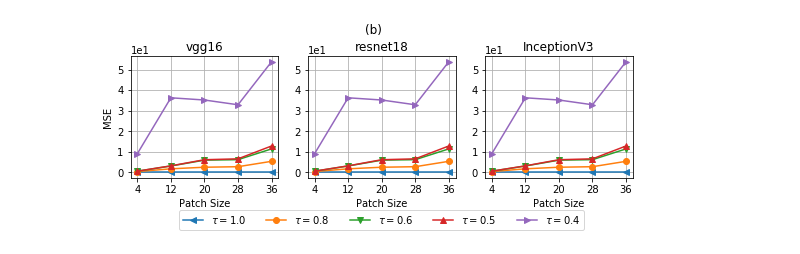
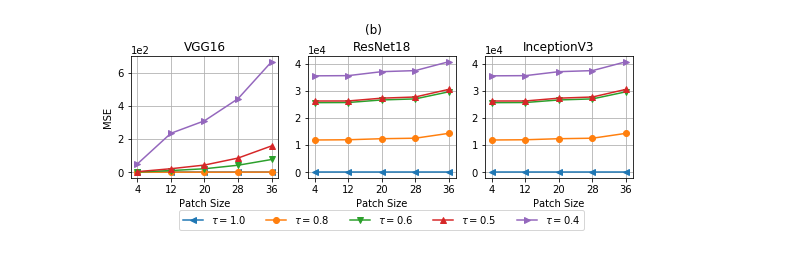
Before and after one commit to xil222/krypton, a Jupyter notebook: paper/current/plots/mse_thresholding.ipynb, the cells around one changed output. Saved outputs shown, nothing was run; the diff lists cells and outputs as text; code cells hidden in the pictures.

```diff
--- a/paper/current/plots/mse_thresholding.ipynb
+++ b/paper/current/plots/mse_thresholding.ipynb
@@ -27,10 +28,11 @@ from python.vgg16 import VGG16
 
 %matplotlib inline
 # %%
-n_labels = 2
+n_labels = 1000
 gpu = True
 image_size = 224
 c = 0.5
+
 file_paths = [
     '../../../data/oct/DRUSEN_NORMAL/validation/DRUSEN/DRUSEN-5333808-1.jpeg',
     '../../../data/oct/DRUSEN_NORMAL/validation/DRUSEN/DRUSEN-1020679-5.jpeg',
@@ -46,15 +48,17 @@ file_paths = [
 # %%
 loader = transforms.Compose([transforms.Resize([image_size, image_size]), transforms.ToTensor()])
 
-orig_image = torch.FloatTensor(len(file_paths), 3, image_size, image_size)
+def get_image(file_path):
+    orig_image = torch.FloatTensor(1, 3, image_size, image_size)
 
-for i,file_path in enumerate(file_paths):
     temp_image = Image.open(file_path).convert('RGB')
     temp_image = loader(temp_image)
-    orig_image[i] = temp_image
+    orig_image[0] = temp_image
 
-if gpu:
-    orig_image = orig_image.cuda()
+    if gpu:
+        orig_image = orig_image.cuda()
+
+    return orig_image
 # %%
 patch_sizes = [4, 12, 20, 28, 36]
 markers = ['<', 'o', 'v', '^', '>']
@@ -63,67 +67,73 @@ plt.figure(figsize=(9,2.5))
 
 i = 1
 
-for model,model_name in zip([VGG16, VGG16, VGG16], ['vgg16', 'resnet18', 'InceptionV3']):
+for model,model_name,weight_file in zip([VGG16, ResNet18, ResNet18], ['VGG16', 'ResNet18', 'InceptionV3'],
+                                       ['../../../code/python/vgg16_weights_ptch.h5',
+                                       '../../../code/python/resnet18_weights_ptch.h5',
+                                        '../../../code/python/resnet18_weights_ptch.h5',
+                                       ]):
 
     for beta,m in zip([1.0, 0.8, 0.6, 0.5, 0.4], markers):
         r = []
         ax = plt.subplot(1, 3, i)
         for patch_size in patch_sizes:
 
-            image_patches = torch.FloatTensor(3, patch_size, patch_size).fill_(c).repeat(len(file_paths), 1, 1, 1)
+            temp = 0
 
-            ####### tau=1.0 #######
-            locations = torch.zeros([1, 2], dtype=torch.int32)
-            locations[0][0] = (image_size-patch_size)//2
-            locations[0][1] = (image_size-patch_size)//2
+            for file_path in file_paths:
+                orig_image = get_image(file_path)
 
-            temp_weights_data = load_dict_from_hdf5('../../../exps/oct_drusen_vgg16_ptch.h5', gpu=True)
-            weights_data = load_dict_from_hdf5('../../../code/python/vgg16_weights_ptch.h5', gpu=True)
-            weights_data['fc8_W:0'] = temp_weights_data['fc8_W:0']
-            weights_data['fc8_b:0'] = temp_weights_data['fc8_b:0']
+                image_patches = torch.FloatTensor(1, 3, patch_size, patch_size).fill_(c)
 
-            inc_model = model(beta=1.0, gpu=gpu, n_labels=n_labels, weights_data=weights_data)
-            inc_model.forward_materialized(orig_image)
-            logits_10 = inc_model.forward_gpu(image_patches, locations, p_height=patch_size, p_width=patch_size)
+                ####### tau=1.0 #######
+                locations = torch.zeros([1, 2], dtype=torch.int32)
+                locations[0][0] = (image_size-patch_size)//2
+                locations[0][1] = (image_size-patch_size)//2
 
-            ###### tau <= 1.0 ######
-            locations = torch.zeros([1, 2], dtype=torch.int32)
-            locations[0][0] = (image_size-patch_size)//2
-            locations[0][1] = (image_size-patch_size)//2
+                weights_data = load_dict_from_hdf5(weight_file, gpu=True)
 
-            temp_weights_data = load_dict_from_hdf5('../../../exps/oct_drusen_vgg16_ptch.h5', gpu=True)
-            weights_data = load_dict_from_hdf5('../../../code/python/vgg16_weights_ptch.h5', gpu=True)
-            weights_data['fc8_W:0'] = temp_weights_data['fc8_W:0']
-            weights_data['fc8_b:0'] = temp_weights_data['fc8_b:0']
+                inc_model = model(beta=1.0, gpu=gpu, n_labels=n_labels, weights_data=weights_data)
+                inc_model.forward_materialized(orig_image)
+                logits_10 = inc_model.forward_gpu(image_patches, locations, p_height=patch_size, p_width=patch_size)
 
-            inc_model = model(beta=beta, gpu=gpu, n_labels=n_labels, weights_data=weights_data)
-            inc_model.forward_materialized(orig_image)
-            logits = inc_model.forward_gpu(image_patches, locations, p_height=patch_size, p_width=patch_size)
+                ###### tau <= 1.0 ######
+                #locations = torch.zeros([1, 2], dtype=torch.int32)
+                locations[0][0] = (image_size-patch_size)//2
+                locations[0][1] = (image_size-patch_size)//2
 
-            temp = logits_10 - logits
-            temp = temp.cpu().data.numpy()
-            temp = np.square(temp)
-            temp = np.sum(temp)
+                weights_data = load_dict_from_hdf5(weight_file, gpu=True)
+
+                inc_model = model(beta=beta, gpu=gpu, n_labels=n_labels, weights_data=weights_data)
+                inc_model.forward_materialized(orig_image)
+
+                logits = inc_model.forward_gpu(image_patches, locations, p_height=patch_size, p_width=patch_size)
+
+                temp2 = logits_10 - logits
+                temp2 = temp2.cpu().data.numpy()
+                temp2 = np.square(temp2)
+                temp2 = np.sum(temp2)
+
+                temp += temp2
 
             r.append(temp/len(file_paths))
 
         plt.plot(patch_sizes, r, label=r'$\tau = $' + str(beta), marker=m)
         ax.set_title(model_name)
         plt.ticklabel_format(style='sci', axis='y', scilimits=(0,0))
 
     plt.grid()
     plt.xlabel('Patch Size')
     plt.xticks(patch_sizes, patch_sizes)
 
     if i == 1:
         plt.ylabel('MSE')
 
     i = i + 1
 
 lgd = plt.legend(loc='lower center', bbox_to_anchor=(-0.7, -0.47), ncol=5)
 stit = plt.suptitle('(b)')
 plt.subplots_adjust(top=0.8)
-plt.savefig('../images/mse_thresholding.pdf', bbox_extra_artists=(lgd,), bbox_inches='tight')
+plt.savefig('../images/mse_thresholding.pdf', bbox_extra_artists=(lgd,stit,), bbox_inches='tight')
 plt.show()
 # %% [output]
-[figure, old version]
+[figure, new version]
```
Also changed, not shown: parts of 1 cell of this notebook, 12 other files.
